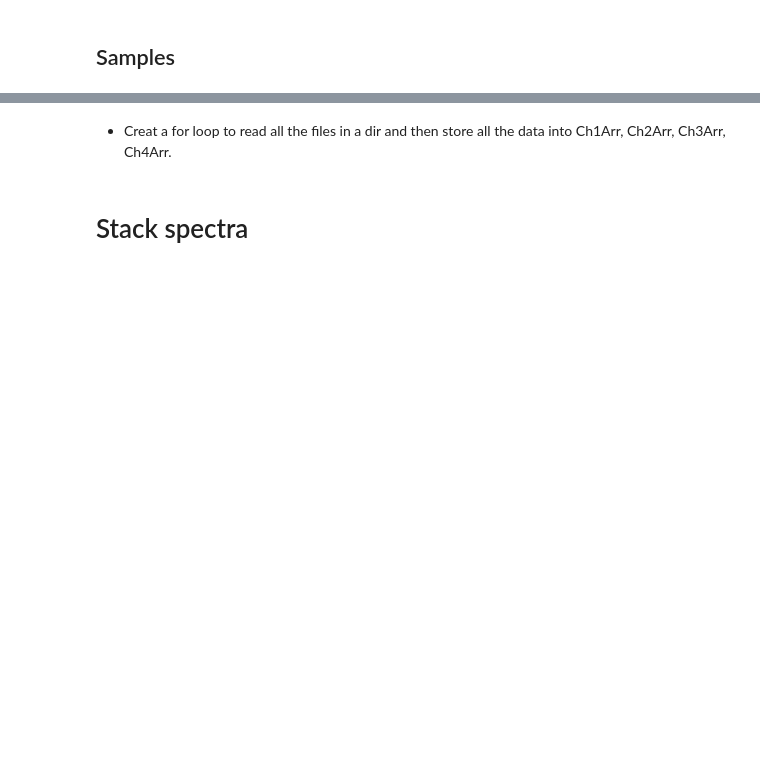
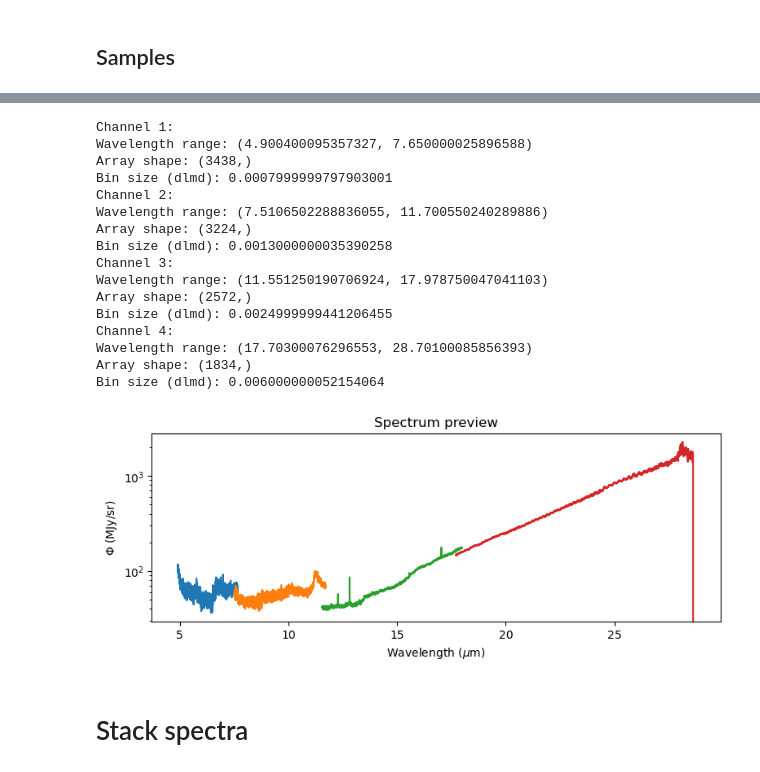
Before and after one commit to Timwong313/axionJWST_2024, a Jupyter notebook: MRS_analysis/readFits.ipynb, the cells around one changed output, grey strips where cells are left out. Drawn from its saved outputs; the diff is of its cells as text; code cells hidden in the pictures; blank space fills up the shorter version.

```diff
--- a/MRS_analysis/readFits.ipynb
+++ b/MRS_analysis/readFits.ipynb
@@ -290,5 +362,23 @@ Bin size (dlmd): 0.006000000052154064
-# %% [markdown]
-* Creat a for loop to read all the files in a dir and then store all the data into Ch1Arr, Ch2Arr, Ch3Arr, Ch4Arr.
+# %%
+data_ch1, data_ch2, data_ch3, data_ch4 = readFits('MRS_unused_data/jw02260-o003_t003_miri')
+# %% [output]
+Channel 1:
+Wavelength range: (4.900400095357327, 7.650000025896588)
+Array shape: (3438,)
+Bin size (dlmd): 0.0007999999797903001
+Channel 2:
+Wavelength range: (7.5106502288836055, 11.700550240289886)
+Array shape: (3224,)
+Bin size (dlmd): 0.0013000000035390258
+Channel 3:
+Wavelength range: (11.551250190706924, 17.978750047041103)
+Array shape: (2572,)
+Bin size (dlmd): 0.0024999999441206455
+Channel 4:
+Wavelength range: (17.70300076296553, 28.70100085856393)
+Array shape: (1834,)
+Bin size (dlmd): 0.006000000052154064
+[figure, added]
 # %% [markdown]
 # Stack spectra
 # %%
```
Also changed, not shown: parts of 15 cells of this notebook, 4 other files.
